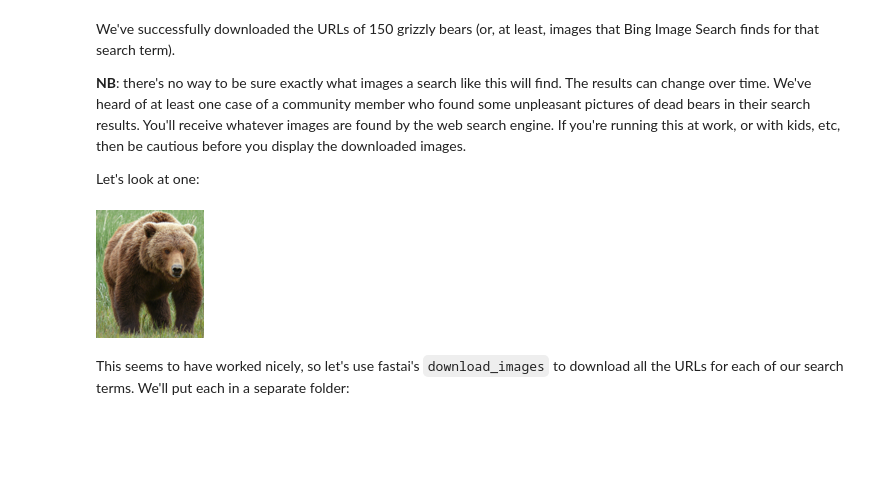
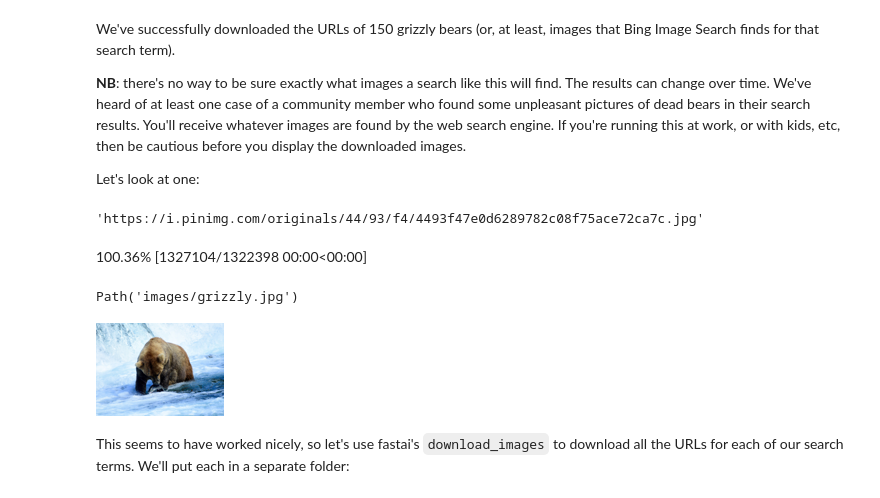
Before and after one commit to gguman/fastbook, a Jupyter notebook: 02_production.ipynb, the cells around one changed output. Cells and saved outputs as stored; diff of their text form; code cells hidden in the pictures; blank space fills up the shorter version.

```diff
--- a/02_production.ipynb
+++ b/02_production.ipynb
@@ -148,15 +147,21 @@ We've successfully downloaded the URLs of 150 grizzly bears (or, at least, image
 Let's look at one:
 # %%
 #hide
-ims = ['http://3.bp.blogspot.com/-S1scRCkI3vY/UHzV2kucsPI/AAAAAAAAA-k/YQ5UzHEm9Ss/s1600/Grizzly%2BBear%2BWildlife.jpg']
+#ims = ['http://3.bp.blogspot.com/-S1scRCkI3vY/UHzV2kucsPI/AAAAAAAAA-k/YQ5UzHEm9Ss/s1600/Grizzly%2BBear%2BWildlife.jpg']
+ims[1]
+# %% [output]
+'https://i.pinimg.com/originals/44/93/f4/4493f47e0d6289782c08f75ace72ca7c.jpg'
 # %%
 dest = 'images/grizzly.jpg'
-download_url(ims[0], dest)
+fastbook.download_url(ims[1], dest)
+# %% [output]
+100.36% [1327104/1322398 00:00<00:00]
+Path('images/grizzly.jpg')
 # %%
-im = Image.open(dest)
+im = fastbook.Image.open(dest)
 im.to_thumb(128,128)
 # %% [output]
-[figure, old version]
+[figure, new version]
 # %% [markdown]
 This seems to have worked nicely, so let's use fastai's `download_images` to download all the URLs for each of our search terms. We'll put each in a separate folder:
 # %%
```
Also changed, not shown: parts of 32 cells of this notebook.
